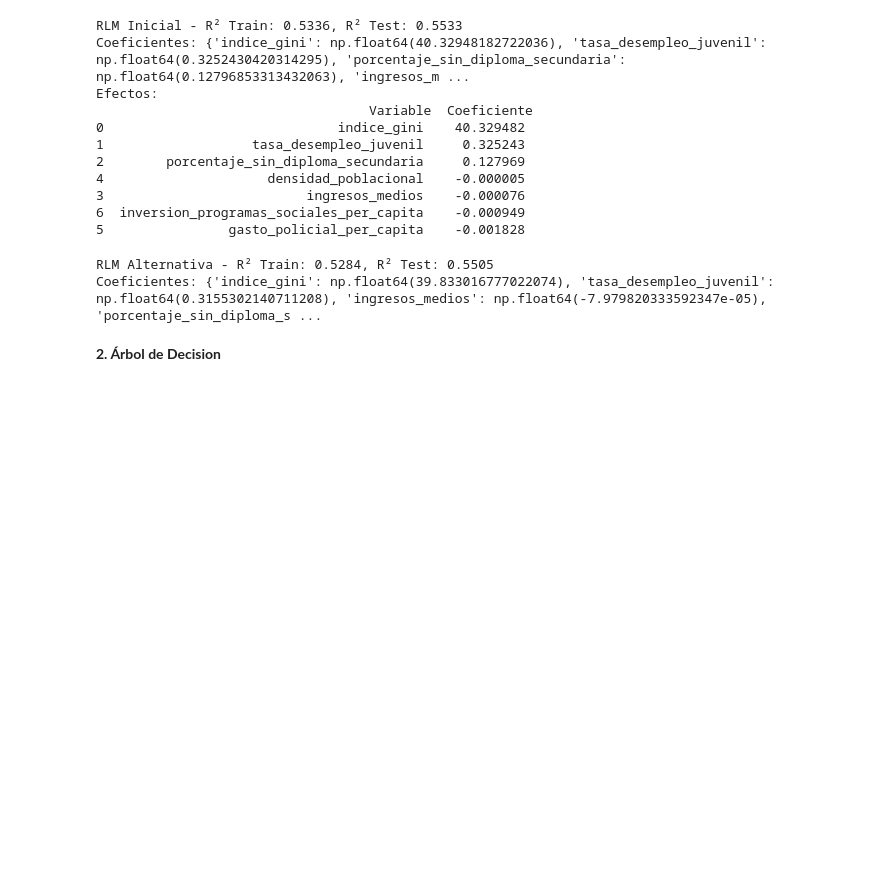
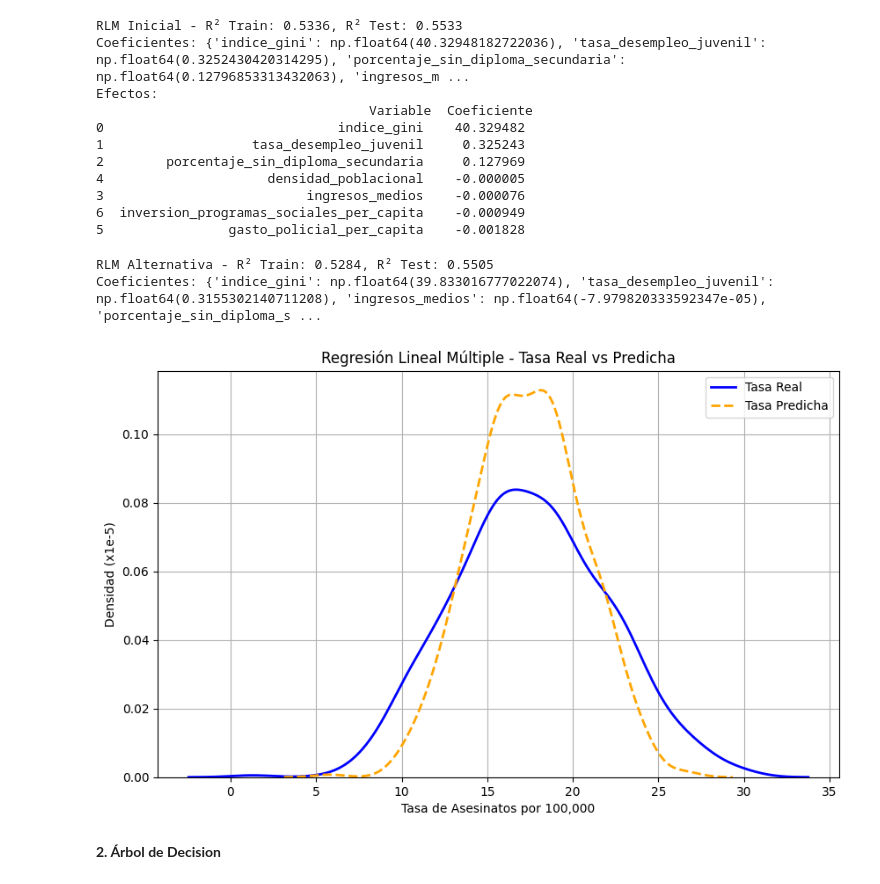
Before and after one commit to Estafy/MachineLearning, a Jupyter notebook: UNIDAD2/Proyecto_Unidad_2.ipynb, the cells around one changed output. Cells and saved outputs as stored; diff of their text form; code cells hidden in the pictures; blank space fills up the shorter version.

```diff
--- a/UNIDAD2/Proyecto_Unidad_2.ipynb
+++ b/UNIDAD2/Proyecto_Unidad_2.ipynb
@@ -115,6 +115,24 @@ print("Coeficientes:", dict(zip(vars_alternativas, rlm_alt.coef_)))
 # %% [output]
 RLM Alternativa - R² Train: 0.5284, R² Test: 0.5505
 Coeficientes: {'indice_gini': np.float64(39.833016777022074), 'tasa_desempleo_juvenil': np.float64(0.3155302140711208), 'ingresos_medios': np.float64(-7.979820333592347e-05), 'porcentaje_sin_diploma_s ...
+# %%
+# Entrenar el modelo y obtener predicciones (asegúrate de que X_train_ini, y_train, X_test_ini, y_test estén definidos)
+rlm_ini.fit(X_train_ini, y_train)
+y_pred = rlm_ini.predict(X_test_ini)  # Predicciones en el conjunto de prueba
+
+# Crear la gráfica de densidad
+plt.figure(figsize=(10, 6))
+sns.kdeplot(data=y_test, label='Tasa Real', color='blue', linewidth=2)
+sns.kdeplot(data=y_pred, label='Tasa Predicha', color='orange', linestyle='--', linewidth=2)
+
+plt.title('Regresión Lineal Múltiple - Tasa Real vs Predicha')
+plt.xlabel('Tasa de Asesinatos por 100,000')
+plt.ylabel('Densidad (x1e-5)')
+plt.legend()
+plt.grid(True)
+plt.show()
+# %% [output]
+[figure, added]
 # %% [markdown]
 **2. Árbol de Decision**
 # %%
```
Also changed, not shown: parts of 2 cells of this notebook.
